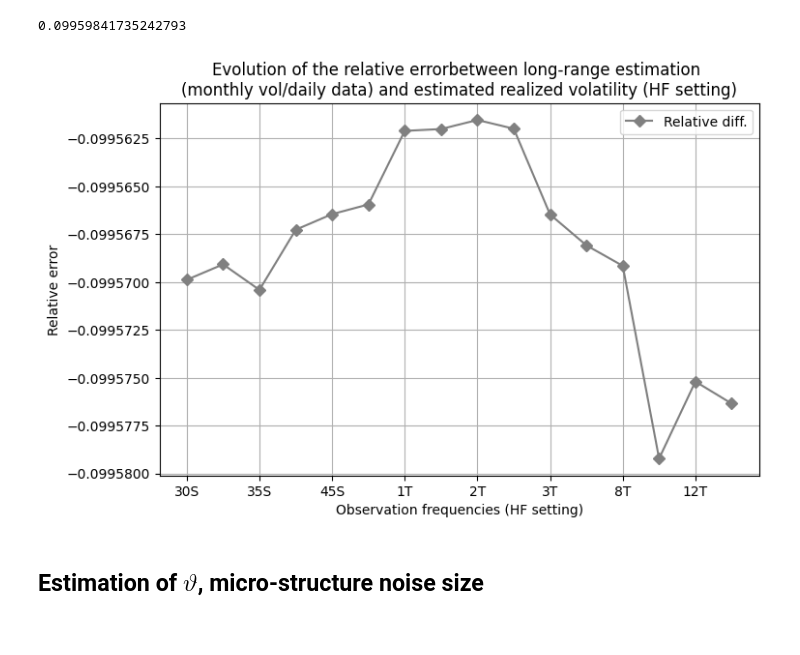
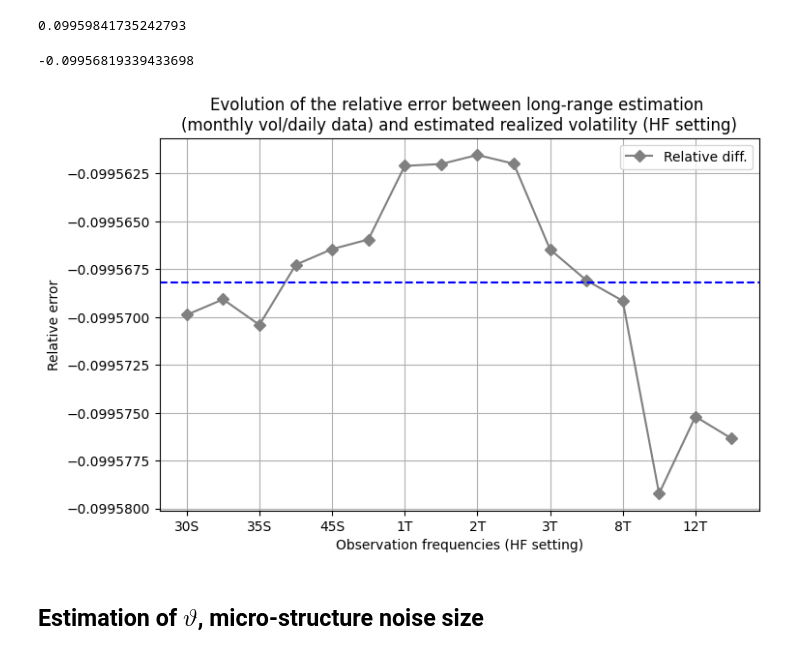
Before and after one commit to lcsrodriguez/HFT-IntradayVol-Estimation, a Jupyter notebook: main.ipynb, the cells around one changed output. Drawn from its saved outputs; the diff is of its cells as text; code cells hidden in the pictures.

```diff
--- a/main.ipynb
+++ b/main.ipynb
@@ -428,16 +428,21 @@ long_range_est_vol = np.sqrt(log_returns.std())
 long_range_est_vol["Price"]
 # %% [output]
 0.09959841735242793
+# %%
+np.mean(REALIZED_VOL2 - long_range_est_vol["Price"])
+# %% [output]
+-0.09956819339433698
 # %%
 plt.figure(figsize=(8, 5))
-plt.title("Evolution of the relative errorbetween long-range estimation \n(monthly vol/daily data) and estimated realized volatility (HF setting)")
+plt.title("Evolution of the relative error between long-range estimation \n(monthly vol/daily data) and estimated realized volatility (HF setting)")
 _ = (REALIZED_VOL2 - long_range_est_vol["Price"]).plot(color="gray", marker="D", label="Relative diff.")
 _ = plt.legend()
 _ = plt.grid()
+_ = plt.axhline(y = np.mean(REALIZED_VOL2 - long_range_est_vol["Price"]), color="blue", label="mean", ls="--")
 _ = plt.xlabel("Observation frequencies (HF setting)")
 _ = plt.ylabel("Relative error")
 # %% [output]
-[figure, old version]
+[figure, new version]
 # %% [markdown]
 ## Estimation of $\vartheta$, micro-structure noise size
 # %% [markdown]
```
Also changed, not shown: parts of 15 cells of this notebook.
